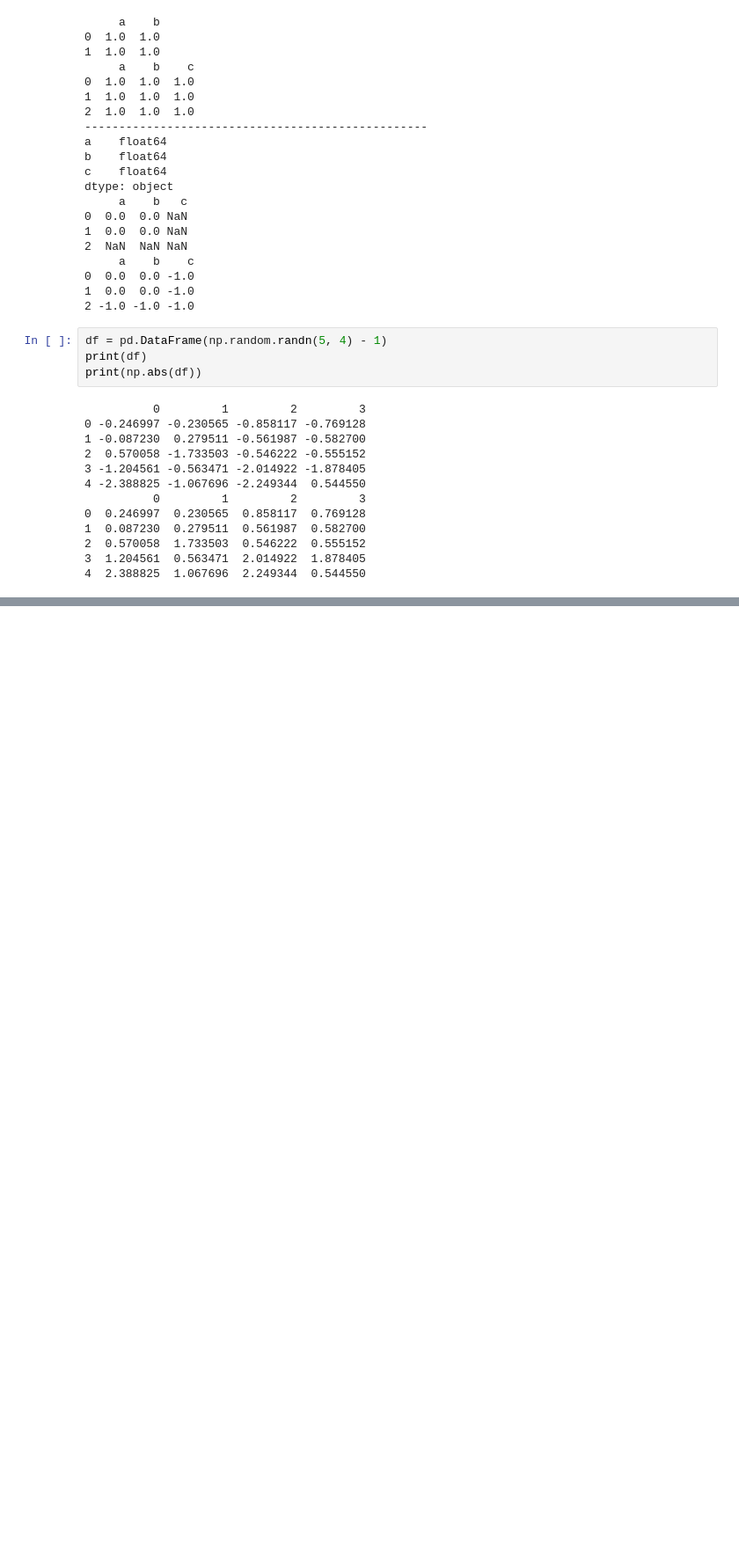
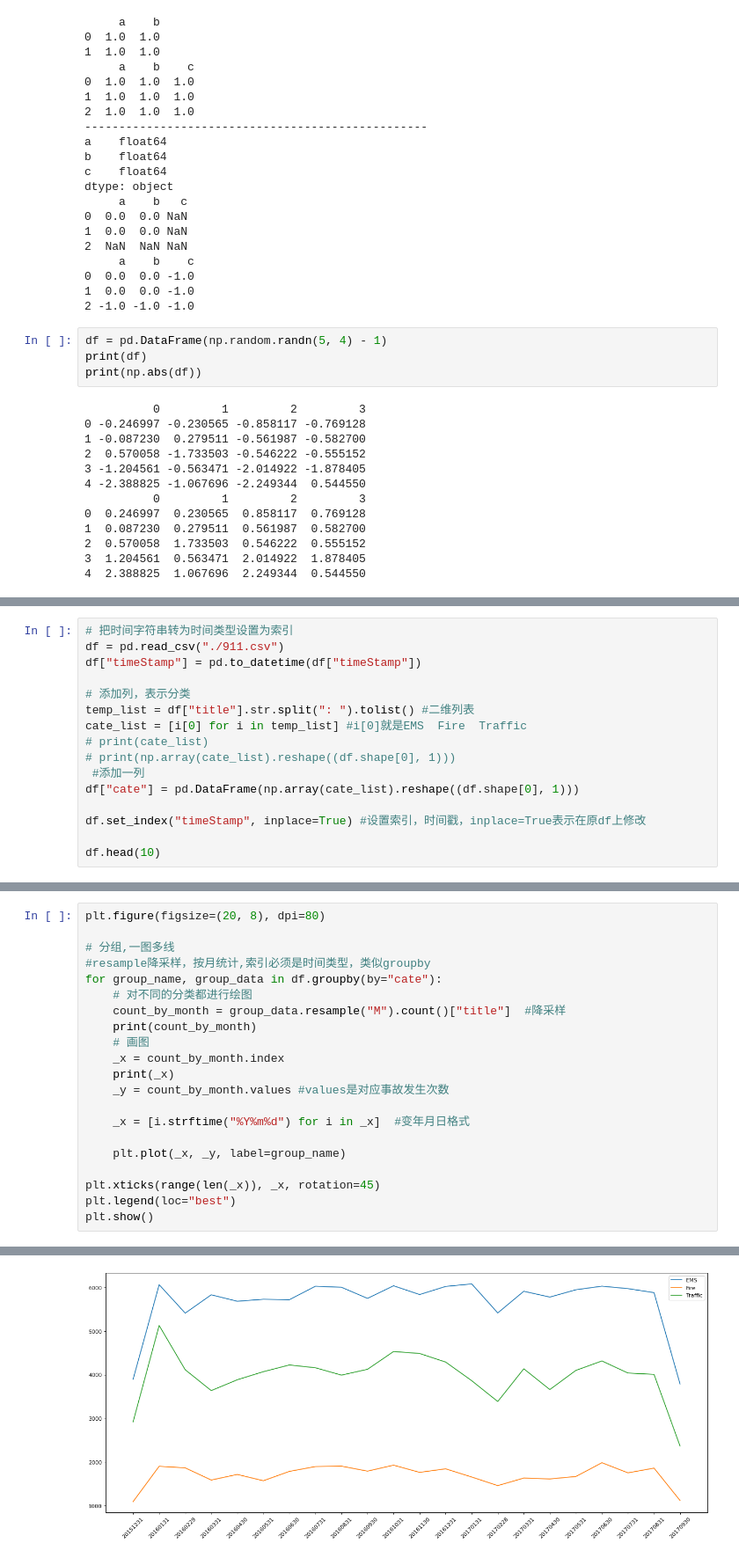
Before and after one commit to cfzjz/2025python, a Jupyter notebook: day12/learn-pandas.ipynb, the cells around one changed output, grey strips where cells are left out. Shown: that part at 88% size. Saved outputs shown, nothing was run; the diff lists cells and outputs as text; blank space fills up the shorter version.

```diff
--- a/day12/learn-pandas.ipynb
+++ b/day12/learn-pandas.ipynb
@@ -615,0 +1434,16 @@ dtype: float64
+# %%
+# 把时间字符串转为时间类型设置为索引
+df = pd.read_csv("./911.csv")
+df["timeStamp"] = pd.to_datetime(df["timeStamp"])
+
+# 添加列，表示分类
+temp_list = df["title"].str.split(": ").tolist() #二维列表
+cate_list = [i[0] for i in temp_list] #i[0]就是EMS  Fire  Traffic
+# print(cate_list)
+# print(np.array(cate_list).reshape((df.shape[0], 1)))
+ #添加一列
+df["cate"] = pd.DataFrame(np.array(cate_list).reshape((df.shape[0], 1)))
+
+df.set_index("timeStamp", inplace=True) #设置索引，时间戳，inplace=True表示在原df上修改
+
+df.head(10)
@@ -615,0 +1463,22 @@ dtype: float64
+# %%
+plt.figure(figsize=(20, 8), dpi=80)
+
+# 分组,一图多线
+#resample降采样，按月统计,索引必须是时间类型，类似groupby
+for group_name, group_data in df.groupby(by="cate"):
+    # 对不同的分类都进行绘图
+    count_by_month = group_data.resample("M").count()["title"]  #降采样
+    print(count_by_month)
+    # 画图
+    _x = count_by_month.index
+    print(_x)
+    _y = count_by_month.values #values是对应事故发生次数
+
+    _x = [i.strftime("%Y%m%d") for i in _x]  #变年月日格式
+
+    plt.plot(_x, _y, label=group_name)
+
+plt.xticks(range(len(_x)), _x, rotation=45)
+plt.legend(loc="best")
+plt.show()
+# %% [output]
@@ -615,0 +1502 @@ dtype: float64
+[figure, added]
```
Also changed, not shown: parts of 56 cells of this notebook, 3 other files.
